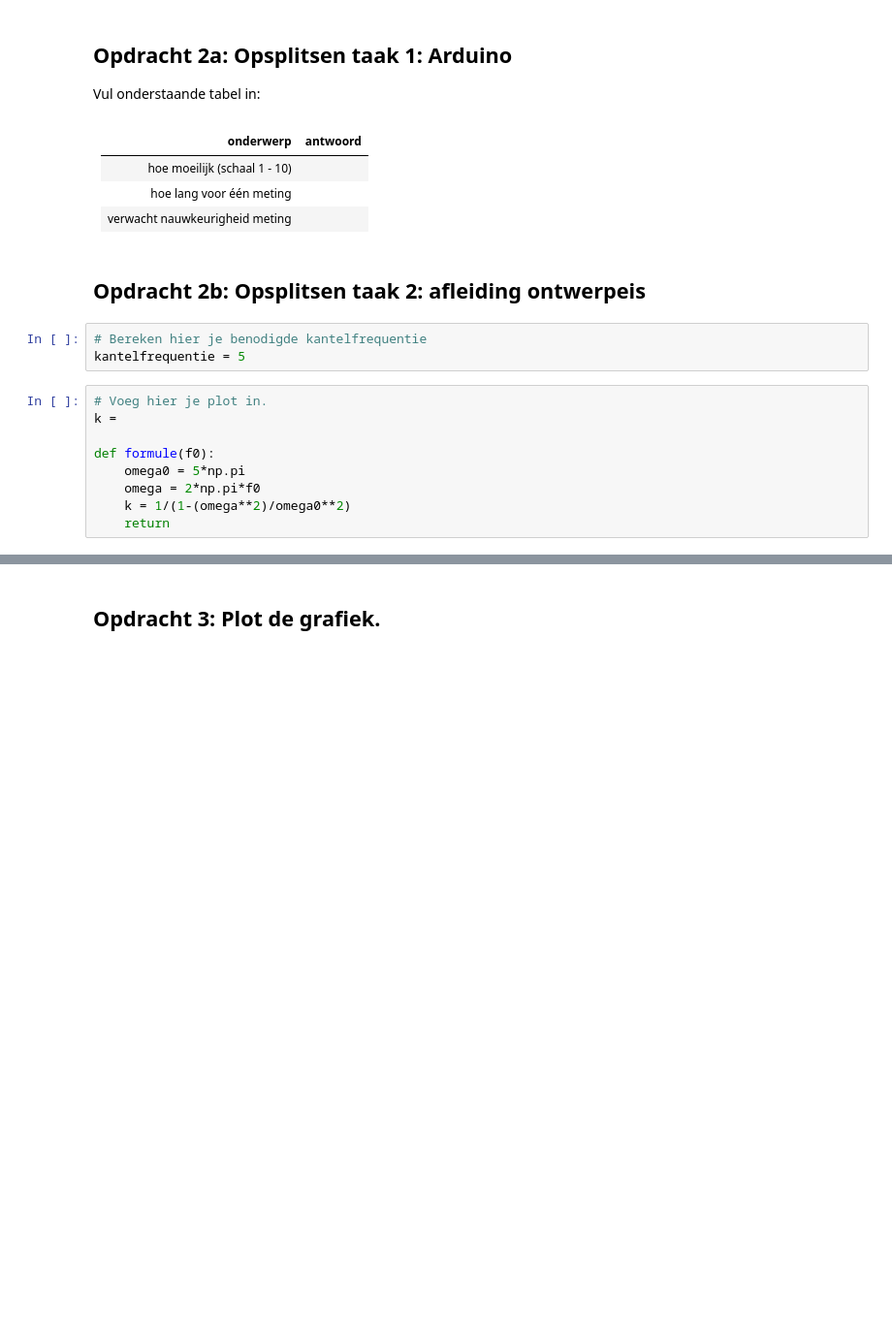
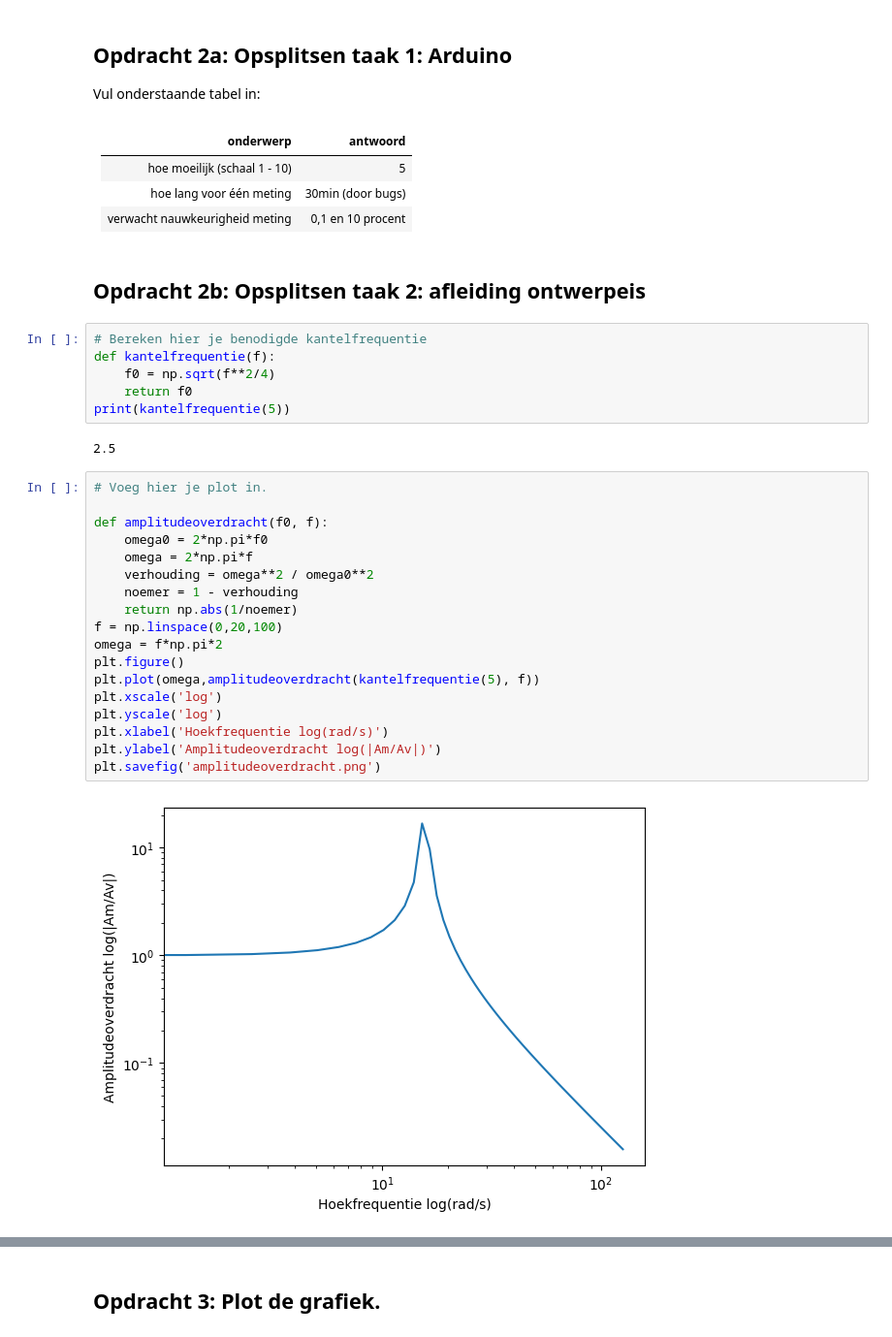
Before and after one commit to TijlGerritsen/opdrachten-DEF-D-TijlG, a Jupyter notebook: FysiekeOntwerpopdrachten/5MaakEenOpstellingTrillingsvrij/Ontwerpopdracht5MaakEenOpstellingTrillingsvrijInvulTemplate.ipynb, the cells around one changed output, grey strips where cells are left out. Shown at 97% size. Drawn from its saved outputs; the diff is of its cells as text; blank space fills up the shorter version.

```diff
--- a/FysiekeOntwerpopdrachten/5MaakEenOpstellingTrillingsvrij/Ontwerpopdracht5MaakEenOpstellingTrillingsvrijInvulTemplate.ipynb
+++ b/FysiekeOntwerpopdrachten/5MaakEenOpstellingTrillingsvrij/Ontwerpopdracht5MaakEenOpstellingTrillingsvrijInvulTemplate.ipynb
@@ -40,22 +40,38 @@ Vul onderstaande tabel in:
 # %% [markdown]
 | onderwerp    | antwoord  |
 |---|---|
-| hoe moeilijk (schaal 1 - 10) |  |
-| hoe lang voor één meting |  |
-| verwacht nauwkeurigheid meting |  |
+| hoe moeilijk (schaal 1 - 10) | 5 |
+| hoe lang voor één meting | 30min (door bugs) |
+| verwacht nauwkeurigheid meting | 0,1 en 10 procent |
 # %% [markdown]
 ## Opdracht 2b: Opsplitsen taak 2: afleiding ontwerpeis
 # %%
 # Bereken hier je benodigde kantelfrequentie
-kantelfrequentie = 5
+def kantelfrequentie(f):
+    f0 = np.sqrt(f**2/4)
+    return f0
+print(kantelfrequentie(5))
+# %% [output]
+2.5
 # %%
 # Voeg hier je plot in.
-k =
 
-def formule(f0):
-    omega0 = 5*np.pi
-    omega = 2*np.pi*f0
-    k = 1/(1-(omega**2)/omega0**2)
-    return
+def amplitudeoverdracht(f0, f):
+    omega0 = 2*np.pi*f0
+    omega = 2*np.pi*f
+    verhouding = omega**2 / omega0**2
+    noemer = 1 - verhouding
+    return np.abs(1/noemer)
+f = np.linspace(0,20,100)
+omega = f*np.pi*2
+plt.figure()
+plt.plot(omega,amplitudeoverdracht(kantelfrequentie(5), f))
+plt.xscale('log')
+plt.yscale('log')
+plt.xlabel('Hoekfrequentie log(rad/s)')
+plt.ylabel('Amplitudeoverdracht log(|Am/Av|)')
+plt.savefig('amplitudeoverdracht.png')
+# %% [output]
+[figure, added]
 # %%
 # Bereken hier de minimale Delta-x waarbij je aan de eis van de opdracht voldoet.
```
Also changed, not shown: parts of 8 cells of this notebook, 4 other files.
